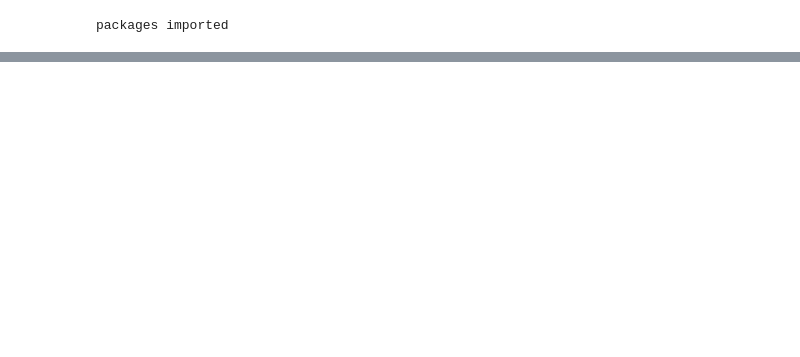
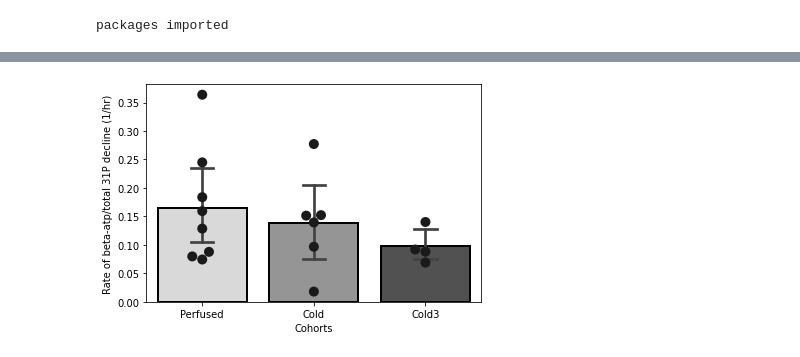
Before and after one commit to mehipour/p31_data_processing, a Jupyter notebook: nmr_summary_p31.ipynb, the cells around one changed output, grey strips where cells are left out. Saved outputs shown, nothing was run; the diff lists cells and outputs as text; code cells hidden in the pictures; blank space fills up the shorter version.

```diff
--- a/nmr_summary_p31.ipynb
+++ b/nmr_summary_p31.ipynb
@@ -70,0 +89,17 @@ plt.show()
+# %%
+# show lac2pyr barplots for atp2pi
+ax = sns.barplot(x='cohort', y='slope_atp2pi',
+                  capsize=0.2,
+                  palette='Greys',
+                  edgecolor='0.0',
+                  linewidth=2,
+                  data=df_summary)
+ax = sns.swarmplot(x='cohort',y='slope_atp2pi',
+                    color = "0.1",
+                    size = 10,
+                    data=df_summary)
+plt.ylabel('Rate of beta-atp/total 31P decline (1/hr)')
+plt.xlabel('Cohorts')
+plt.show()
+# %% [output]
+[figure, added]
```
Also changed, not shown: parts of 6 cells of this notebook, 1 other file.
